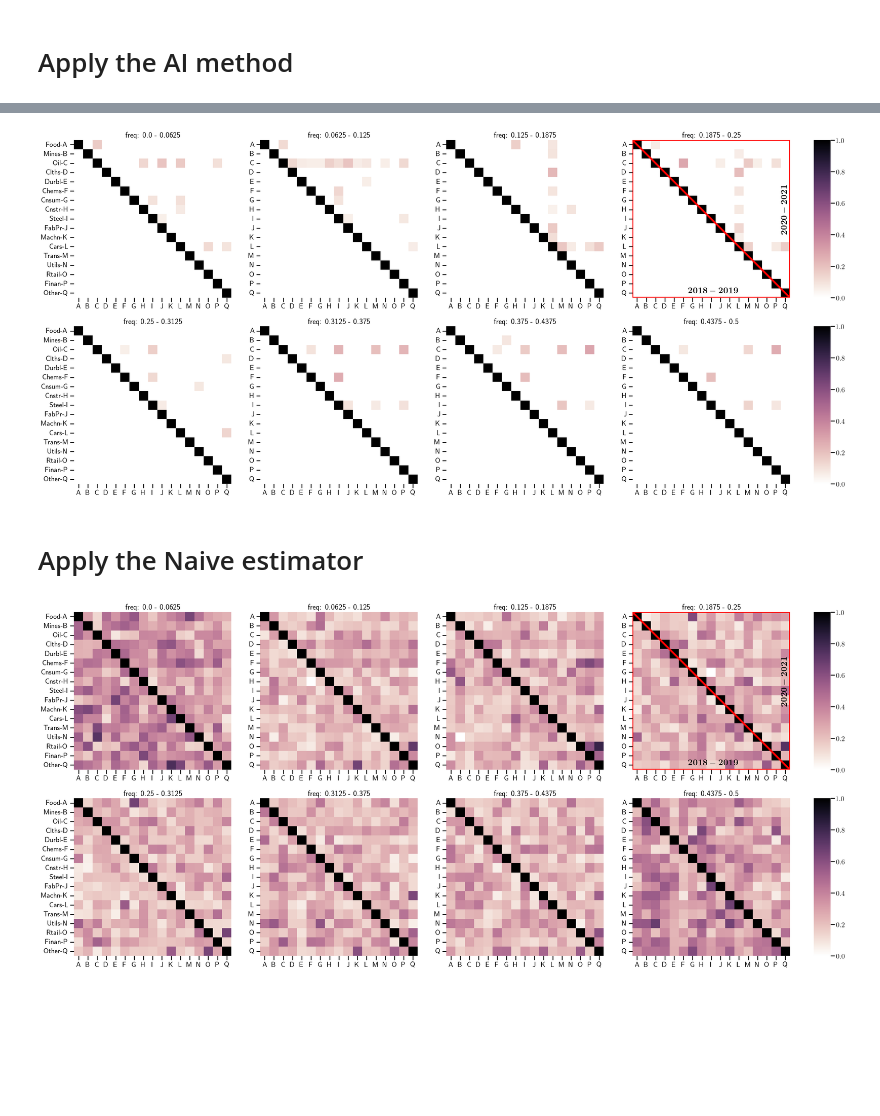
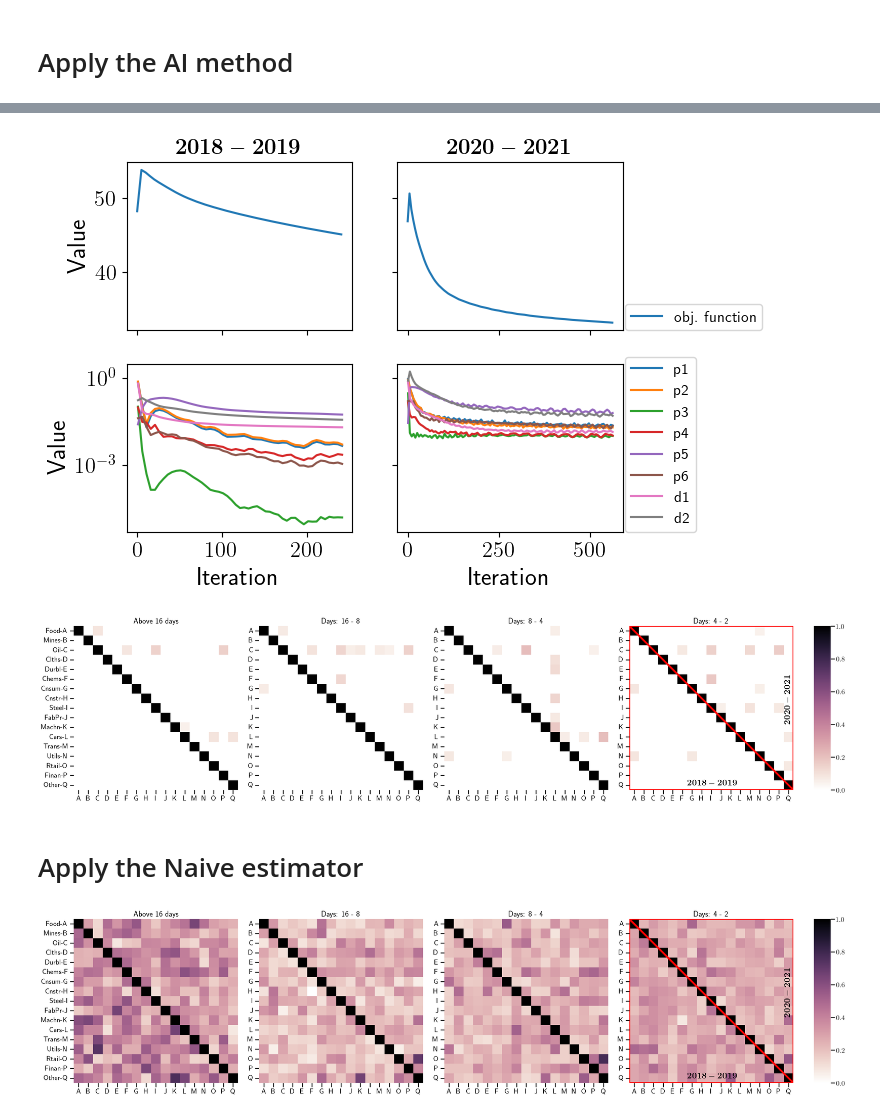
Before and after one commit to OfficiallyDAC/bspcg, a Jupyter notebook: 2.0_real-world_case_study.ipynb, the cells around one changed output, grey strips where cells are left out. Cells and saved outputs as stored; diff of their text form; code cells hidden in the pictures; blank space fills up the shorter version.

```diff
--- a/2.0_real-world_case_study.ipynb
+++ b/2.0_real-world_case_study.ipynb
@@ -213,49 +188,77 @@ ADMM stepsize value: 0.333566216452061
+# %%
+fig, ax = plt.subplots(2,2, sharex='col', sharey='row')
+ax[0,0].plot(range(len(algo.objective_values))[::5], algo.objective_values[::5])
+ax[0,1].plot(range(len(algo1.objective_values))[::5], algo1.objective_values[::5], label='obj. function')
+pd.DataFrame(data=list(zip(jnp.abs(algo.Rp1s).tolist()[1::5],jnp.abs(algo.Rp2s).tolist()[1::5],jnp.abs(algo.Rp3s).tolist()[1::5],jnp.abs(algo.Rp4s).tolist()[1::5],jnp.abs(algo.Rp5s).tolist()[1::5],jnp.abs(algo.Rp6s).tolist()[1::5],jnp.abs(algo.Rd1s).tolist()[1::5],jnp.abs(algo.Rd2s).tolist()[1::5])),index=range(max_iter-1)[1::5], columns=["p1","p2","p3","p4","p5","p6","d1","d2"]).dropna().plot(ax=ax[1,0])
+pd.DataFrame(data=list(zip(jnp.abs(algo1.Rp1s).tolist()[1::5],jnp.abs(algo1.Rp2s).tolist()[1::5],jnp.abs(algo1.Rp3s).tolist()[1::5],jnp.abs(algo1.Rp4s).tolist()[1::5],jnp.abs(algo1.Rp5s).tolist()[1::5],jnp.abs(algo1.Rp6s).tolist()[1::5],jnp.abs(algo1.Rd1s).tolist()[1::5],jnp.abs(algo1.Rd2s).tolist()[1::5])),index=range(max_iter-1)[1::5], columns=["p1","p2","p3","p4","p5","p6","d1","d2"]).dropna().plot(ax=ax[1,1])
+ax[0,0].set_title(r'$\mathbf{2018-2019}$')
+ax[0,1].set_title(r'$\mathbf{2020-2021}$')
+ax[1,0].legend().set_visible(False)
+
+ax[0,1].legend(loc=[1.01,0.])
+ax[1,1].legend(loc=[1.01,0.])
+
+ax[0,0].set_ylabel(r"Value")
+ax[1,0].set_ylabel(r"Value")
+ax[1,0].set_xlabel(r"Iteration")
+ax[1,1].set_xlabel(r"Iteration")
+
+ax[1,0].set_yscale('log')
+ax[1,1].set_yscale('log')
+
+plt.show()
+# %% [output]
+[figure, added]
 # %%
 #seaborn settings
 sns.set_context('talk')
 pal=sns.color_palette("ch:d=0,l=1", as_cmap=True)
 
 #x-axis
-K1=jnp.arange(4/64,32/64,4/64)
-K1=jnp.append(jnp.insert(K1,0,0),0.5)
+K1 = jnp.array([16,8,4])
+K1=jnp.append(jnp.insert(K1,0,0),2)
 
 #alphabet for labels
 alphabet = list(string.ascii_uppercase)
 # %%
-nrows=2
+nrows=1
 ncols=4
 col_ = [rets_aft.columns[i].split(' ')[0]+'-'+alphabet[i] for i in range(len(rets_aft.columns))]
-fig, ax = plt.subplots(nrows,ncols+1,figsize=(26,12), gridspec_kw={'width_ratios': [10, 10, 10, 10, 1]}, sharex=False, sharey=False)
+fig, ax = plt.subplots(nrows,ncols+1,figsize=(26,6), gridspec_kw={'width_ratios': [10, 10, 10, 10, 1]}, sharex=False, sharey=False)
 
 for k in range(Rl2_ours_aft.shape[-1]):
     if k%ncols==0:
         bef_df=pd.DataFrame(jnp.tril(jnp.where(Rl2_ours_bef[...,k].real>.05,Rl2_ours_bef[...,k].real,0)), index=col_, columns=alphabet[:len(rets_bef.columns)])
         aft_df=pd.DataFrame(jnp.triu(jnp.where(Rl2_ours_aft[...,k].real>.05,Rl2_ours_aft[...,k].real,0),k=1), index=col_, columns=alphabet[:len(rets_aft.columns)])
     else:
         bef_df=pd.DataFrame(jnp.tril(jnp.where(Rl2_ours_bef[...,k].real>.05,Rl2_ours_bef[...,k].real,0)), index=alphabet[:len(rets_bef.columns)], columns=alphabet[:len(rets_bef.columns)])
         aft_df=pd.DataFrame(jnp.triu(jnp.where(Rl2_ours_aft[...,k].real>.05,Rl2_ours_aft[...,k].real,0),k=1), index=alphabet[:len(rets_aft.columns)], columns=alphabet[:len(rets_aft.columns)])
     cbar_flag=True if k%ncols==ncols-1 else False
     sns.heatmap(bef_df+aft_df, cmap=pal, vmin=0, vmax=1, square=True,
-                    cbar=cbar_flag, cbar_ax=ax[k//ncols, -1], ax=ax[k//ncols,k%ncols])
+                    cbar=cbar_flag, cbar_ax=ax[-1], ax=ax[k%ncols])
+
     if k%ncols!=0:
-        ax[k//ncols,k%ncols].set_yticklabels(ax[k//ncols,k%ncols].get_yticklabels(),rotation=0)
-    ax[k//ncols,k%ncols].set_title(r"freq: %s - %s"%(K1[k],K1[k+1]))
+        ax[k%ncols].set_yticklabels(ax[k%ncols].get_yticklabels(),rotation=0)
+        ax[k%ncols].set_title(r"Days: %s - %s"%(K1[k],K1[k+1]))
+    else:
+        ax[k%ncols].set_title(r"Above %s days"%(K1[k+1]))
+
 
 path = Path([[0,0],[0,17],[17,17],[0,0]])
 patch = PathPatch(path, edgecolor='red', linestyle='-', linewidth=4, fill=False)
-ax[0,3].add_patch(patch)
+ax[3].add_patch(patch)
 
 path = Path([[0,0],[17,0],[17,17],[0,0]])
 patch = PathPatch(path, edgecolor='red', linestyle='-', linewidth=4, fill=False)
-ax[0,3].add_patch(patch)
+ax[3].add_patch(patch)
 
-ax[0,3].text(s=r'$\mathbf{2018-2019}$', y=16.5, x=6, fontsize=20)
-ax[0,3].text(s=r'$\mathbf{2020-2021}$', y=10, x=16, fontsize=20, rotation=90)
+ax[3].text(s=r'$\mathbf{2018-2019}$', y=16.5, x=6, fontsize=20)
+ax[3].text(s=r'$\mathbf{2020-2021}$', y=10, x=16, fontsize=20, rotation=90)
 
 plt.tight_layout()
 plt.show()
 # %% [output]
-[figure, old version]
+[figure, new version]
 # %% [markdown]
 # Apply the Naive estimator
 # %%
@@ -272,10 +275,10 @@ R_naive_aft=array(partial_coherence(P_aft[...,::4]))
 Rl2_naive_aft=blocks_skeleton(R_naive_aft,K)
 Rl2_naive_aft/=Rl2_naive_aft.max(axis=(0,1)).reshape((1,1,-1))
 # %%
-nrows=2
+nrows=1
 ncols=4
 col_ = [rets_aft.columns[i].split(' ')[0]+'-'+alphabet[i] for i in range(len(rets_aft.columns))]
-fig, ax = plt.subplots(nrows,ncols+1,figsize=(26,12), gridspec_kw={'width_ratios': [10, 10, 10, 10, 1]}, sharex=False, sharey=False)
+fig, ax = plt.subplots(nrows,ncols+1,figsize=(26,6), gridspec_kw={'width_ratios': [10, 10, 10, 10, 1]}, sharex=False, sharey=False)
 
 for k in range(Rl2_naive_aft.shape[-1]):
     if k%ncols==0:
@@ -286,23 +289,25 @@ for k in range(Rl2_naive_aft.shape[-1]):
         aft_df=pd.DataFrame(jnp.triu(jnp.where(Rl2_naive_aft[...,k].real>.05,Rl2_naive_aft[...,k].real,0),k=1), index=alphabet[:len(rets_aft.columns)], columns=alphabet[:len(rets_aft.columns)])
     cbar_flag=True if k%ncols==ncols-1 else False
     sns.heatmap(bef_df+aft_df, cmap=pal, vmin=0, vmax=1, square=True,
-                    cbar=cbar_flag, cbar_ax=ax[k//ncols, -1], ax=ax[k//ncols,k%ncols])
+                    cbar=cbar_flag, cbar_ax=ax[-1], ax=ax[k%ncols])
     if k%ncols!=0:
-        ax[k//ncols,k%ncols].set_yticklabels(ax[k//ncols,k%ncols].get_yticklabels(),rotation=0)
-    ax[k//ncols,k%ncols].set_title(r"freq: %s - %s"%(K1[k],K1[k+1]))
+        ax[k%ncols].set_yticklabels(ax[k%ncols].get_yticklabels(),rotation=0)
+        ax[k%ncols].set_title(r"Days: %s - %s"%(K1[k],K1[k+1]))
+    else:
+        ax[k%ncols].set_title(r"Above %s days"%(K1[k+1]))
 
 path = Path([[0,0],[0,17],[17,17],[0,0]])
 patch = PathPatch(path, edgecolor='red', linestyle='-', linewidth=4, fill=False)
-ax[0,3].add_patch(patch)
+ax[3].add_patch(patch)
 
 path = Path([[0,0],[17,0],[17,17],[0,0]])
 patch = PathPatch(path, edgecolor='red', linestyle='-', linewidth=4, fill=False)
-ax[0,3].add_patch(patch)
+ax[3].add_patch(patch)
 
-ax[0,3].text(s=r'$\mathbf{2018-2019}$', y=16.5, x=6, fontsize=20)
-ax[0,3].text(s=r'$\mathbf{2020-2021}$', y=10, x=16, fontsize=20, rotation=90)
+ax[3].text(s=r'$\mathbf{2018-2019}$', y=16.5, x=6, fontsize=20)
+ax[3].text(s=r'$\mathbf{2020-2021}$', y=10, x=16, fontsize=20, rotation=90)
 
 plt.tight_layout()
 plt.show()
 # %% [output]
-[figure, old version]
+[figure, new version]
```
Also changed, not shown: parts of 3 cells of this notebook, 10 other files.
